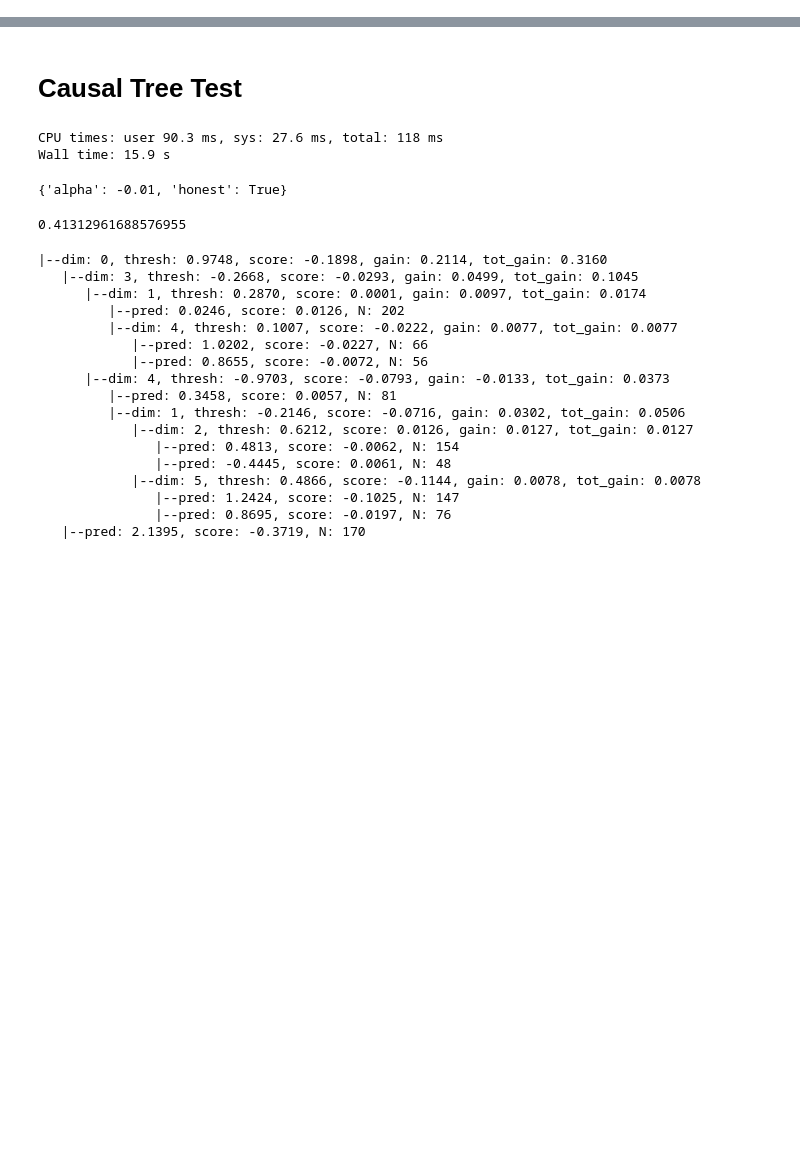
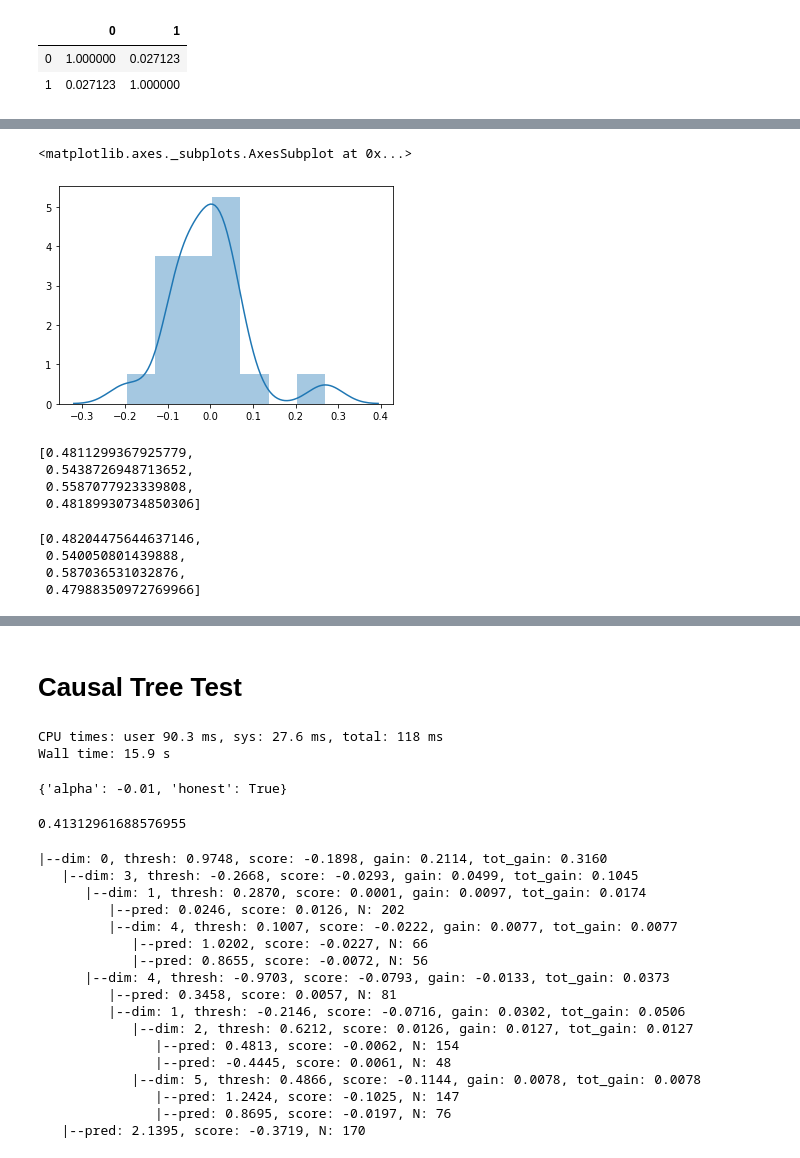
Before and after one commit to nandanrao/transfer-trees, a Jupyter notebook: simulate.ipynb, the cells around one changed output, grey strips where cells are left out. Saved outputs shown, nothing was run; the diff lists cells and outputs as text; code cells hidden in the pictures; blank space fills up the shorter version.

```diff
--- a/simulate.ipynb
+++ b/simulate.ipynb
@@ -190,0 +275,11 @@ model.fit(phi_source, ys_source, treatment=treatment, context_idxs=context_idxs,
+# %%
+import pandas as pd
+
+pd.DataFrame(np.array([importances, mse]).T).corr()
+# %% [output]
+|  | 0 | 1 |
+| 0 | 1.000000 | 0.027123 |
+| 1 | 0.027123 | 1.000000 |
+# %%
+tt, ct = results[4][2]
+tt.tree
@@ -190,0 +294,11 @@ model.fit(phi_source, ys_source, treatment=treatment, context_idxs=context_idxs,
+# %%
+%%time
+# N = 2000
+
+results = [runrun(2000) for i in range(20)]
+mse = [(t-c)/c for (t,c),_,(tt, ct),_ in results]
+importances = [imp(tt, ct) for (t,c),_,(tt, ct),_ in results]
+print(np.mean(importances))
+print(np.mean(mse))
+sns.distplot(np.array(mse), bins = 20)
+# %% [output]
@@ -191,3 +308,23 @@ model.fit(phi_source, ys_source, treatment=treatment, context_idxs=context_idxs,
+<matplotlib.axes._subplots.AxesSubplot at 0x...>
+[figure, added]
 # %%
-preds = [model.predict(phi(x[:, 1:])) for x in Xs]
-[np.mean((p-t)**2) for p,t in zip(preds, taus)]
+# R2 score of predictions
+cpreds = [causal_model.predict(phi(x[:, 1:])) for x in Xs]
+
+[r2_score(t,p) for p,t in zip(cpreds, taus)]
+# %% [output]
+[0.4811299367925779,
+ 0.5438726948713652,
+ 0.5587077923339808,
+ 0.48189930734850306]
+# %%
+# R2 score of predictions
+
+tpreds = [transfer_model.predict(phi(x[:, 1:])) for x in Xs]
+
+[r2_score(t,p) for p,t in zip(tpreds, taus)]
+# %% [output]
+[0.48204475644637146,
+ 0.540050801439888,
+ 0.587036531032876,
+ 0.47988350972769966]
```
Also changed, not shown: parts of 28 cells of this notebook.
